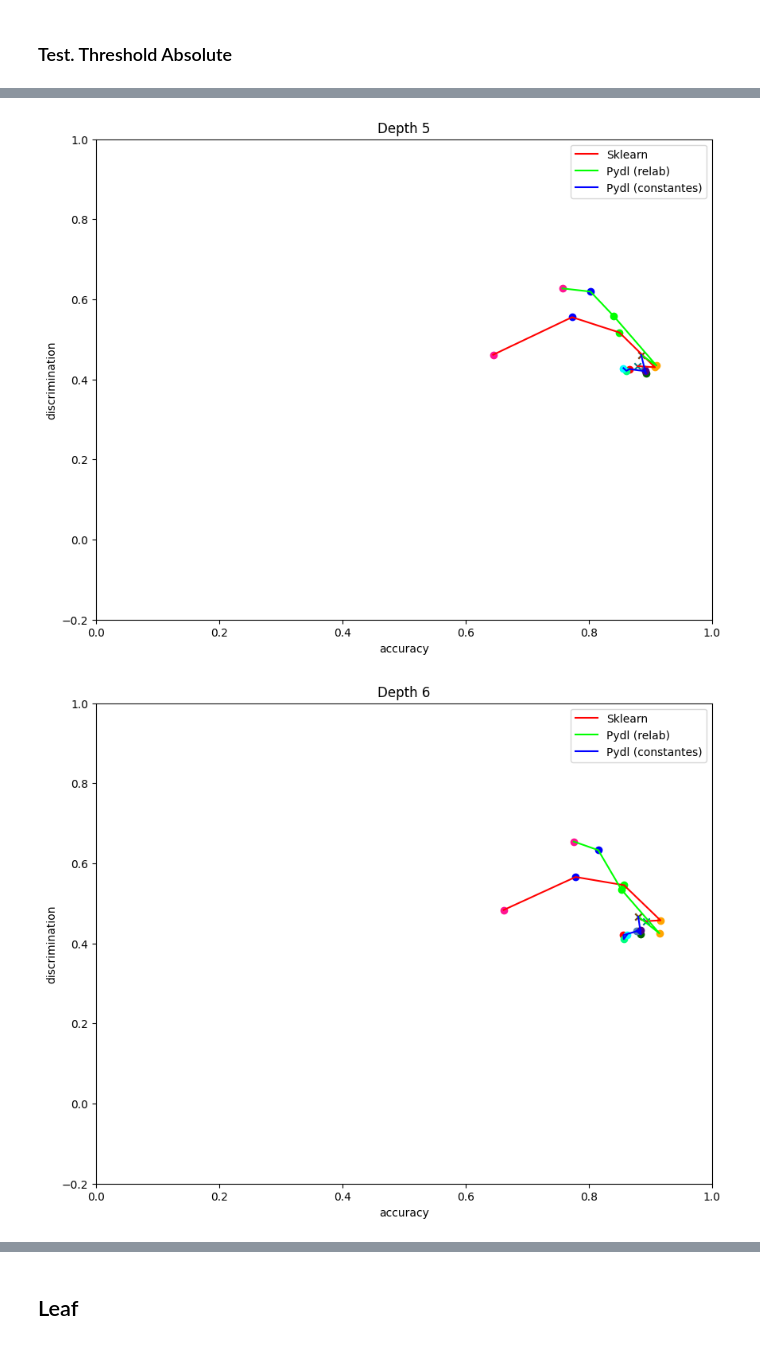
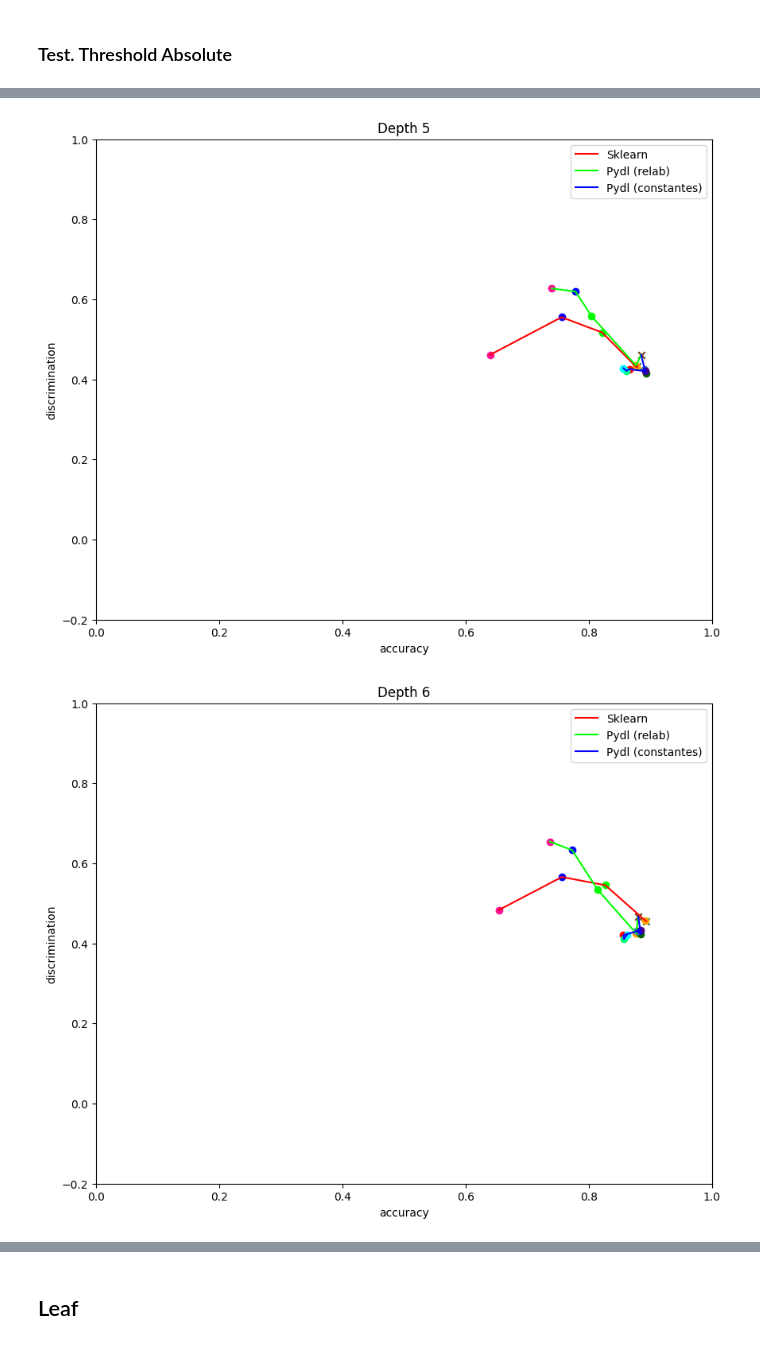
Before and after one commit to Hadyark/Masters-thesis_How-to-find-Decision-Trees-that-are-Optimal, a Jupyter notebook: MyCode/graph.ipynb, the cells around one changed output, grey strips where cells are left out. Cells and saved outputs as stored; diff of their text form; code cells hidden in the pictures.

```diff
--- a/MyCode/graph.ipynb
+++ b/MyCode/graph.ipynb
@@ -189,5 +189,5 @@ graphh([('accuracy_test', 'discrimination_test'), ('accuracy_relab_0.3', 'discri
 # %% [markdown]
 ### Test. Threshold Absolute
 # %%
-graphh([('accuracy_test', 'sum_discrimination_additive_test_pred_abs'), ('accuracy_relab_0.3', 'discrimination_relab_test_abs_0.3'), ('accuracy_relab_0.2', 'discrimination_relab_test_abs_0.2'), ('accuracy_relab_0.1', 'discrimination_relab_test_abs_0.1'), ('accuracy_relab_0.0', 'discrimination_relab_test_abs_0.0')], ("accuracy_test", "sum_discrimination_additive_test_pred_abs"), (-0.2, 1))
+graphh([('accuracy_test', 'sum_discrimination_additive_test_pred_abs'), ('accuracy_relab_test_0.3', 'discrimination_relab_test_abs_0.3'), ('accuracy_relab_test_0.2', 'discrimination_relab_test_abs_0.2'), ('accuracy_relab_test_0.1', 'discrimination_relab_test_abs_0.1'), ('accuracy_relab_test_0.0', 'discrimination_relab_test_abs_0.0')], ("accuracy_test", "sum_discrimination_additive_test_pred_abs"), (-0.2, 1))
 # %% [output]
@@ -198,2 +198,2 @@ graphh([('accuracy_test', 'sum_discrimination_additive_test_pred_abs'), ('accura
-[figure, old version]
+[figure, new version]
-[figure, old version]
+[figure, new version]
```
Also changed, not shown: parts of 7 cells of this notebook, 2 other files.
